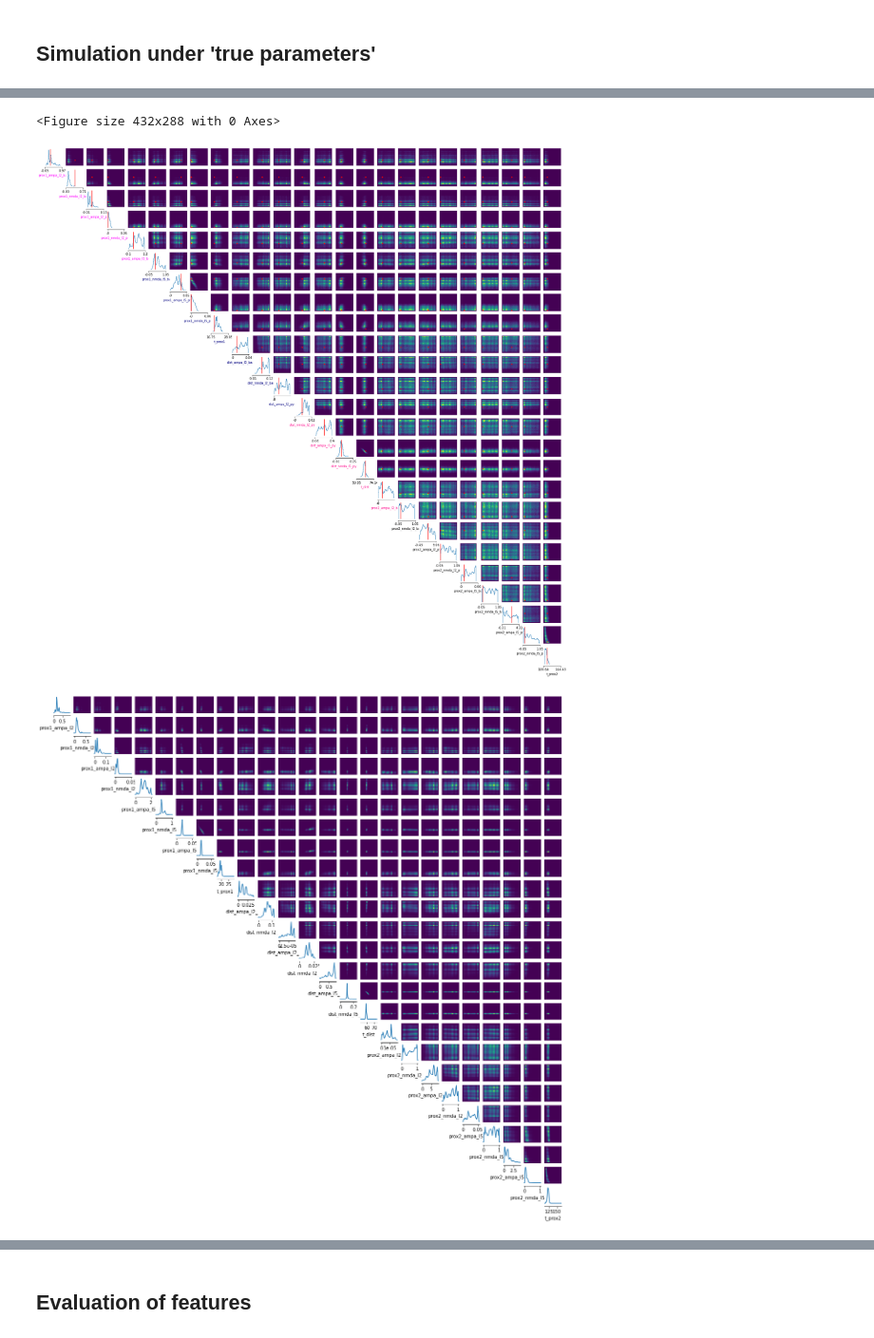
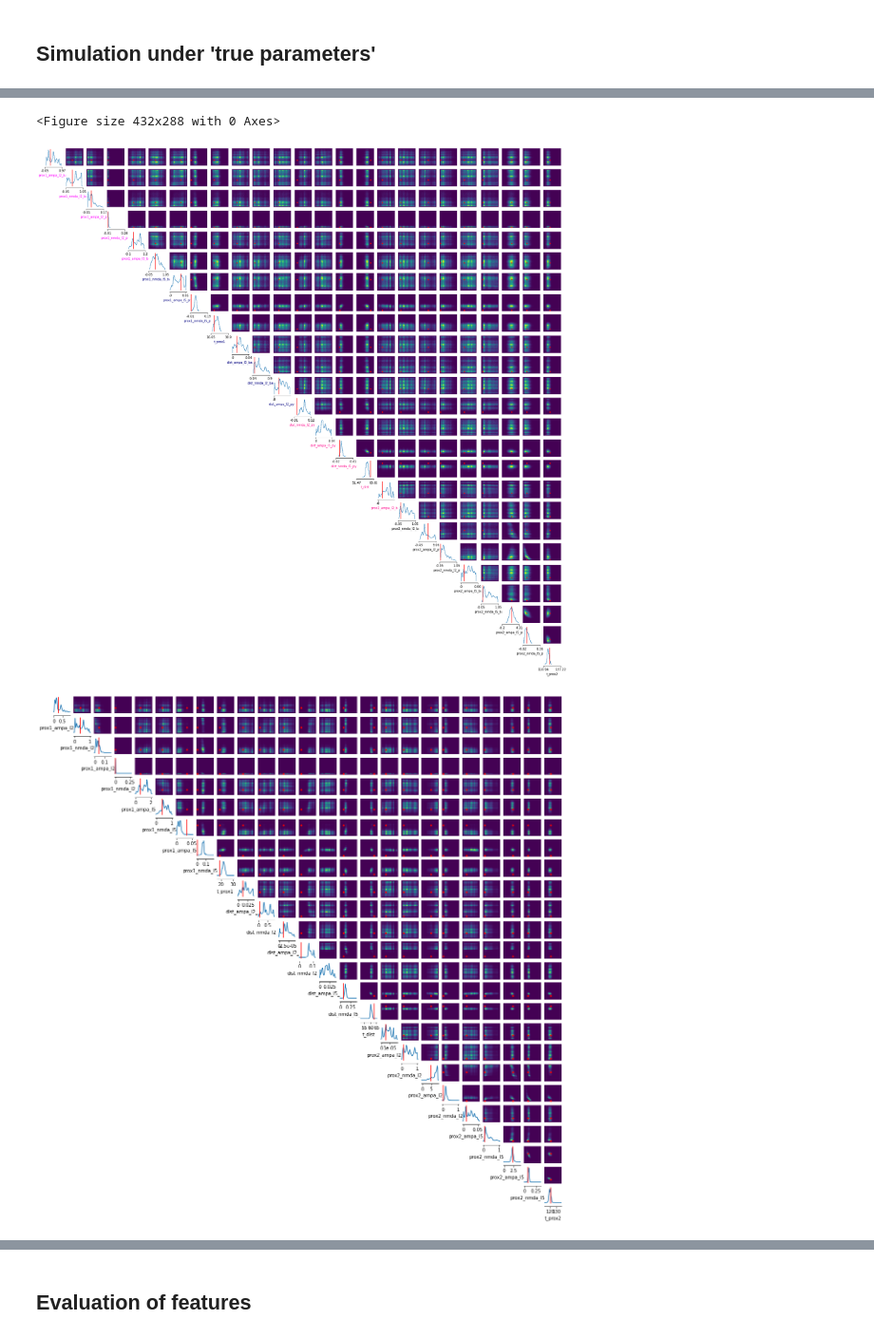
Before and after one commit to andererka/SBI_for_EEG, a Jupyter notebook: notebooks/exploring_17_parameters.ipynb, the cells around one changed output, grey strips where cells are left out. Shown at 95% size. Saved outputs shown, nothing was run; the diff lists cells and outputs as text; code cells hidden in the pictures.

```diff
--- a/notebooks/exploring_17_parameters.ipynb
+++ b/notebooks/exploring_17_parameters.ipynb
@@ -103,9 +102,9 @@ from data_load_writer import load_from_file as lf
 
 import os
 
-#work_dir = '/home/ubuntu/sbi_for_eeg_data/'
+work_dir = '/home/ubuntu/sbi_for_eeg_data/'
 
-#os.chdir(work_dir)
+os.chdir(work_dir)
 
 
 
@@ -119,19 +118,25 @@ print(os.getcwd())
 
 #print(os.getcwd())
 
-os.chdir('/home/kathi/Documents/Master_thesis/results_cluster')
+#os.chdir('/home/kathi/Documents/Master_thesis/results_cluster')
 
 ## loading simulations from previously saved computations
 #file = 'ERP_sequential_3params/step3'
 #file = 'ERP_save_sim_nsf_num_params3'
 #file = 'eval_features'
-file = '3000_sims_25_fake_obs_9steps'
+file = '10000_multi_round_num_params_25newparams'
 
+os.chdir('..')
+print(os.getcwd())
+
+os.chdir('results')
+
+print(os.getcwd())
 
 
 thetas = torch.load('{}/thetas.pt'.format(file))
 
-#posterior = torch.load('{}/posterior.pt'.format(file))
+posterior = torch.load('{}/posterior.pt'.format(file))
 x_without = torch.load('{}/obs_without.pt'.format(file))
 
 x = calculate_summary_stats_temporal(x_without)
@@ -142,5 +147,5 @@ x = calculate_summary_stats_temporal(x_without)
 #true_params = torch.load('results/{}/true_params.pt'.format(file))
 #true_params = torch.tensor([[0.277, 0.0399, 0.3739, 0.034, 18.977, 0.0115, 0.000012, 0.466, 0.06337, 0.0134, 0.0766, 63.08, 0.000005, 4.6729, 0.0115, 0.3308, 120.86]])
 
-print(true_params)
+obs_real = torch.load('{}/obs_real.pt'.format(file))
 # %% [output]
@@ -175,4 +177,4 @@ Neural network successfully converged after 52 epochs.
 # %% [markdown]
 ## Simulation under 'true parameters'
 # %%
-obs_real = inference.run_only_sim(true_params, simulation_wrapper = sim_wrapper)
+#obs_real = inference.run_only_sim(true_params, simulation_wrapper = sim_wrapper)
@@ -264,27 +248,27 @@ for i in range(12, 17):
     axes[i][i].xaxis.label.set_color('deeppink')
 # %% [output]
 <Figure size 432x288 with 0 Axes>
-[figure, old version]
+[figure, new version]
 # %%
 posterior.set_default_x(obs_real_stat)
 condition = posterior.sample((1,))
 # %%
 _ = analysis.conditional_pairplot(
     density=posterior,
     condition=condition,
     limits=limits,
     figsize=(20, 20),
-    #points=true_params,
+    points=true_params,
     points_offdiag={"markersize": 6},
     points_colors="r",
     labels=parameter_names,
     #color_map = ['Blues', 'Reds'],
     #alpha1 = 0.8,
     #alpha2 = 0.4
 
 )
 # %% [output]
-[figure, old version]
+[figure, new version]
 # %%
 samples = posterior.sample((100,), x=obs_real_stat)
 # %%
```
Also changed, not shown: parts of 10 cells of this notebook.
